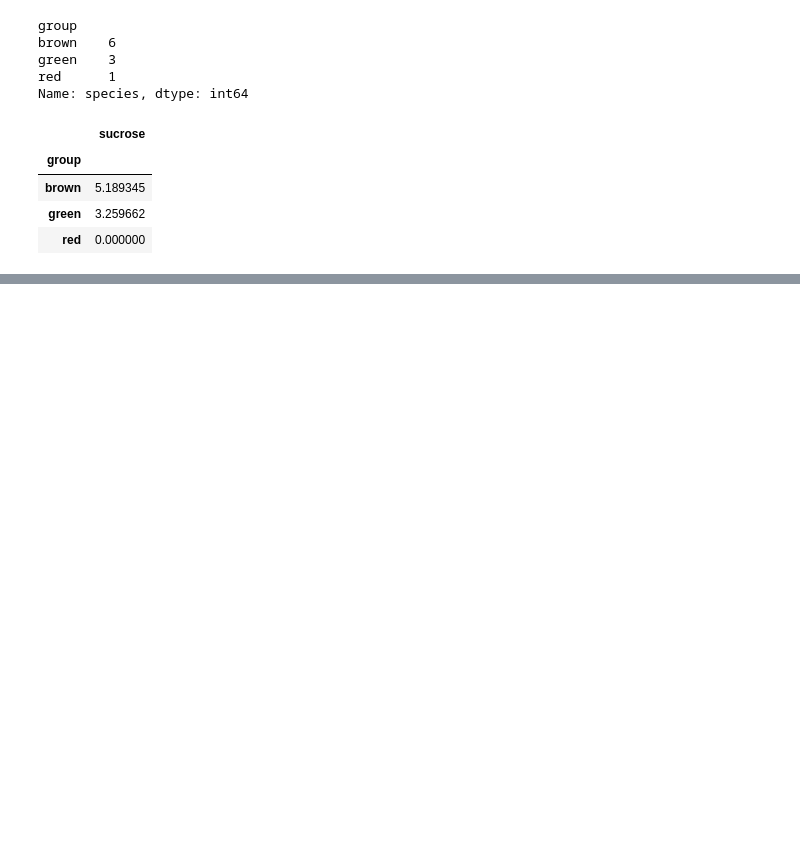
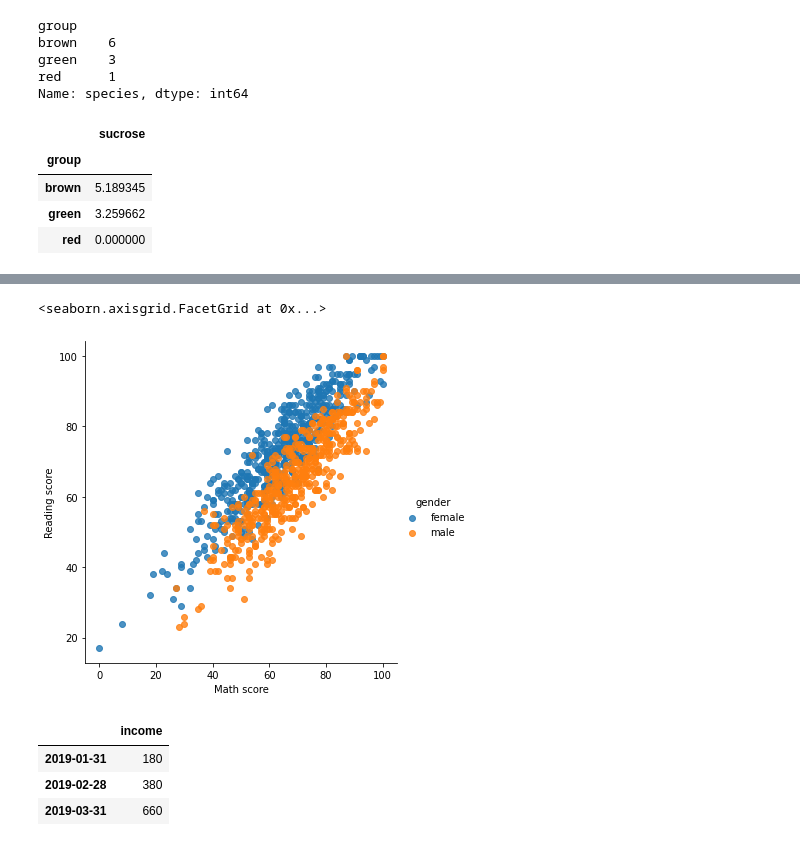
Before and after one commit to anatolii-kandiuk/research_students_df, a Jupyter notebook: research_df.ipynb, the cells around one changed output, grey strips where cells are left out. Cells and saved outputs as stored; diff of their text form; code cells hidden in the pictures; blank space fills up the shorter version.

```diff
--- a/research_df.ipynb
+++ b/research_df.ipynb
@@ -222,0 +235,15 @@ algae_df.groupby('group').aggregate({'sucrose':lambda x:max(x)-min(x)})
+# %%
+ax = sns.lmplot(x='math_score', y='reading_score', hue='gender', data=df, fit_reg=False)
+ax.set_xlabels('Math score')
+ax.set_ylabels('Reading score')
+# %% [output]
+<seaborn.axisgrid.FacetGrid at 0x...>
+[figure, added]
+# %%
+income_df = pd.read_csv('sample_data/income.csv')
+income_df.tail(3)
+# %% [output]
+|  | income |
+| 2019-01-31 | 180 |
+| 2019-02-28 | 380 |
+| 2019-03-31 | 660 |
```
Also changed, not shown: parts of 18 cells of this notebook.
